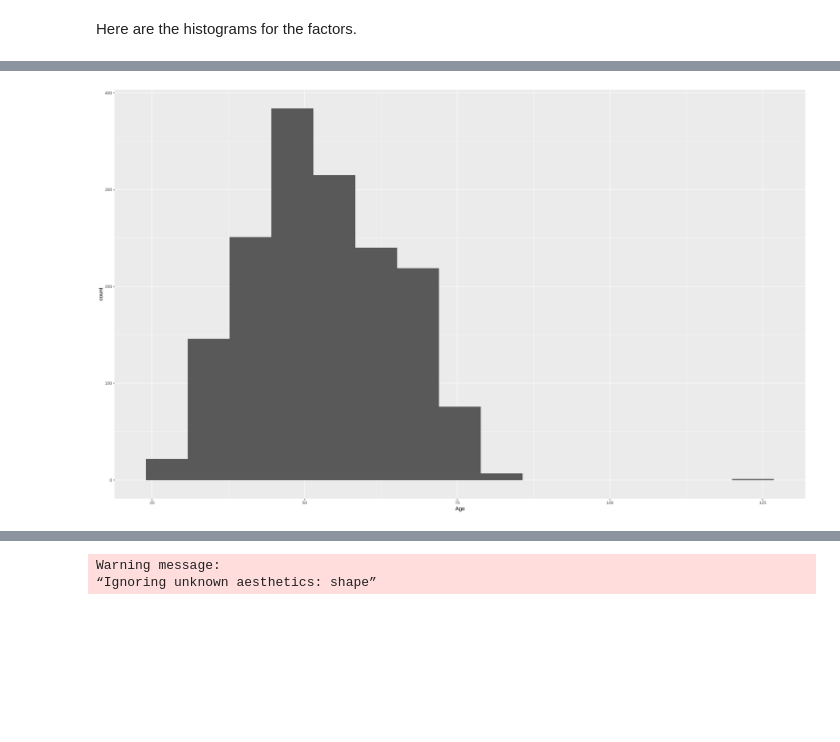
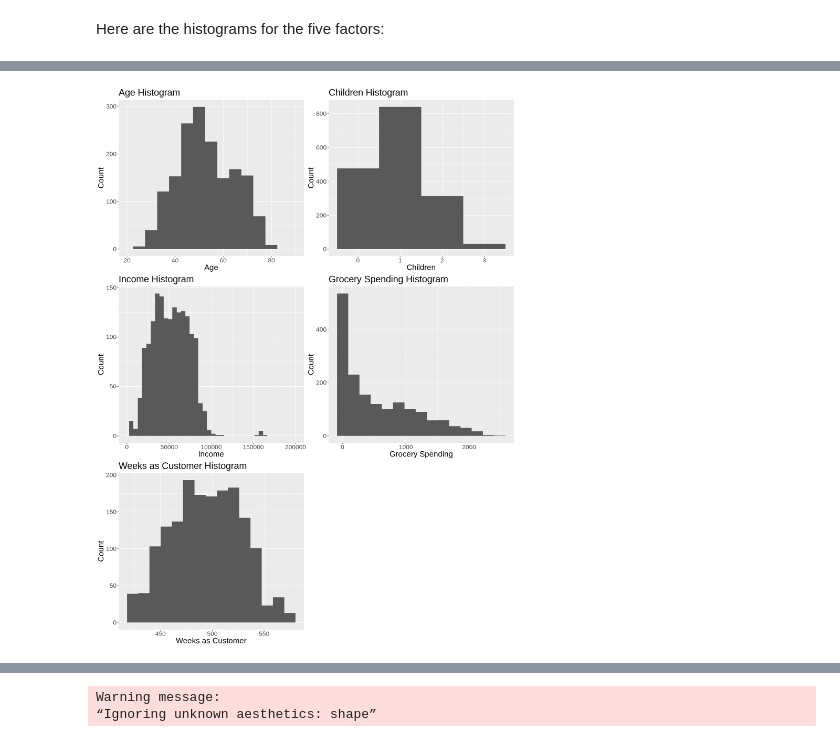
Before and after one commit to nchan315/DSCI_100_007_16_Project, a Jupyter notebook: Proposal.ipynb, the cells around one changed output, grey strips where cells are left out. Saved outputs shown, nothing was run; the diff lists cells and outputs as text; code cells hidden in the pictures; blank space fills up the shorter version.

```diff
--- a/Proposal.ipynb
+++ b/Proposal.ipynb
@@ -73,7 +104,5 @@ We see that about 15% of people gave a positive response to the promotion.
 # %%
-store_data_split <- initial_split(store_data, prop = 0.75, strata = Response)
-store_data_train <- training(store_data_split) |>
-    select(Age, Childhome, Income, Total_Spent, Weeks_Customer, Relationship, Response)
-glimpse(store_data_train)
-store_data_train
+store_data_reduced <- store_data |>
+    select(Relationship, Income, Age, Childhome, Total_Spent, Weeks_Customer, Response)
+glimpse(store_data_reduced)
 # %% [output]
@@ -100,0 +120,6 @@ A tibble: 1661 × 7
+# %%
+store_data_split <- initial_split(store_data_reduced, prop = 0.75, strata = Response)
+store_data_train <- training(store_data_split)
+store_data_test <- testing(store_data_split)
+glimpse(store_data_train)
+glimpse(store_data_test)
@@ -174,8 +219,49 @@ A grouped_df: 4 × 7
 # %% [markdown]
-Here are the histograms for the factors.
+Here are the histograms for the five factors:
 # %%
+options(repr.plot.width = 15, repr.plot.height = 20)
+
+# age histogram
 age_hist <- store_data_train |>
     ggplot(aes(x = Age)) +
-        geom_histogram(bins = 15)
-age_hist
+        geom_histogram(bins = 15) +
+        xlim(20, 90) +
+        labs(x = "Age", y = "Count") +
+        ggtitle("Age Histogram") +
+        theme(text = element_text(size = 20))
+
+# child histogram
+child_hist <- store_data_train |>
+    ggplot(aes(x = Childhome)) +
+        geom_histogram(bins = 4) +
+        labs(x = "Children", y = "Count") +
+        ggtitle("Children Histogram") +
+        theme(text = element_text(size = 20))
+
+# income histogram
+income_hist <- store_data_train |>
+    ggplot(aes(x = Income)) +
+        geom_histogram(bins = 40) +
+        xlim(0, 200000) +
+        labs(x = "Income", y = "Count") +
+        ggtitle("Income Histogram") +
+        theme(text = element_text(size = 20))
+
+# spending histogram
+spending_hist <- store_data_train |>
+    ggplot(aes(x = Total_Spent)) +
+        geom_histogram(bins = 15) +
+        labs(x = "Grocery Spending", y = "Count") +
+        ggtitle("Grocery Spending Histogram") +
+        theme(text = element_text(size = 20))
+
+# customer duration histogram
+weeks_hist <- store_data_train |>
+    ggplot(aes(x = Weeks_Customer)) +
+        geom_histogram(bins = 15) +
+        labs(x = "Weeks as Customer", y = "Count") +
+        ggtitle("Weeks as Customer Histogram") +
+        theme(text = element_text(size = 20))
+
+grid.arrange(age_hist, child_hist, income_hist, spending_hist, weeks_hist, ncol = 2)
 # %% [output]
@@ -182 +276 @@ age_hist
-[figure, old version]
+[figure, new version]
```
Also changed, not shown: parts of 24 cells of this notebook.
